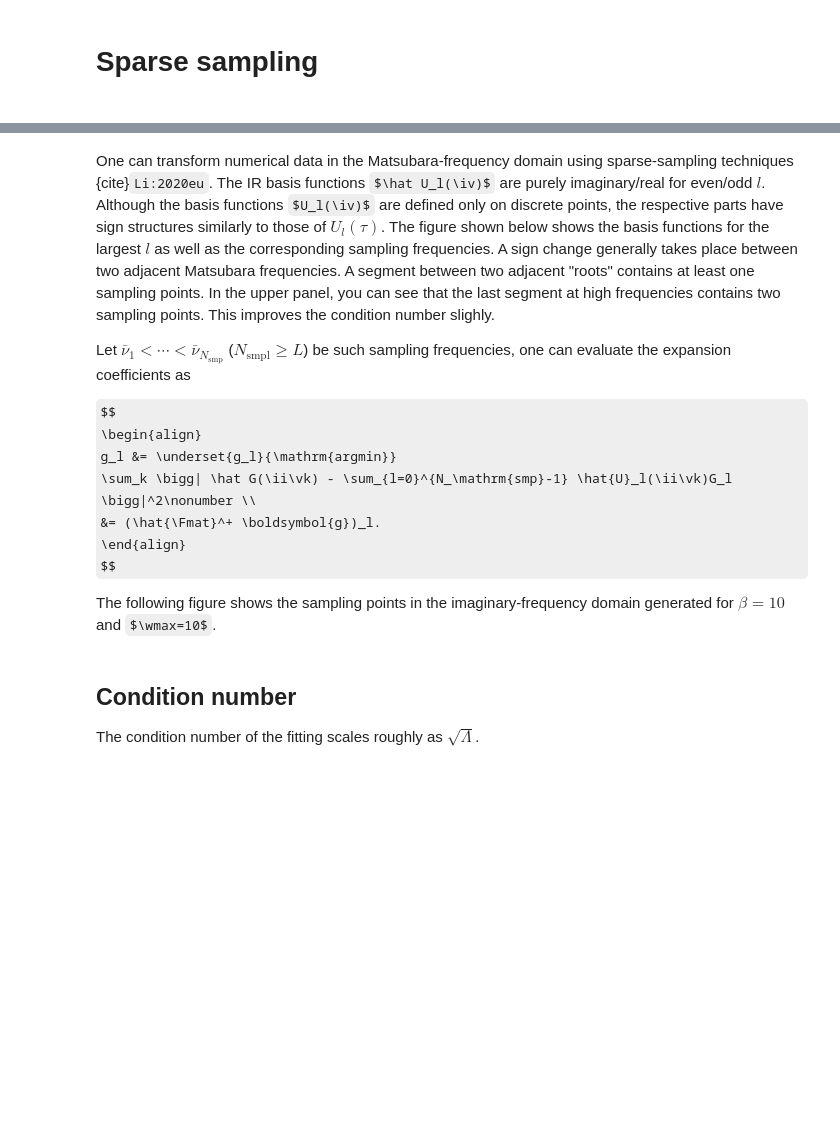
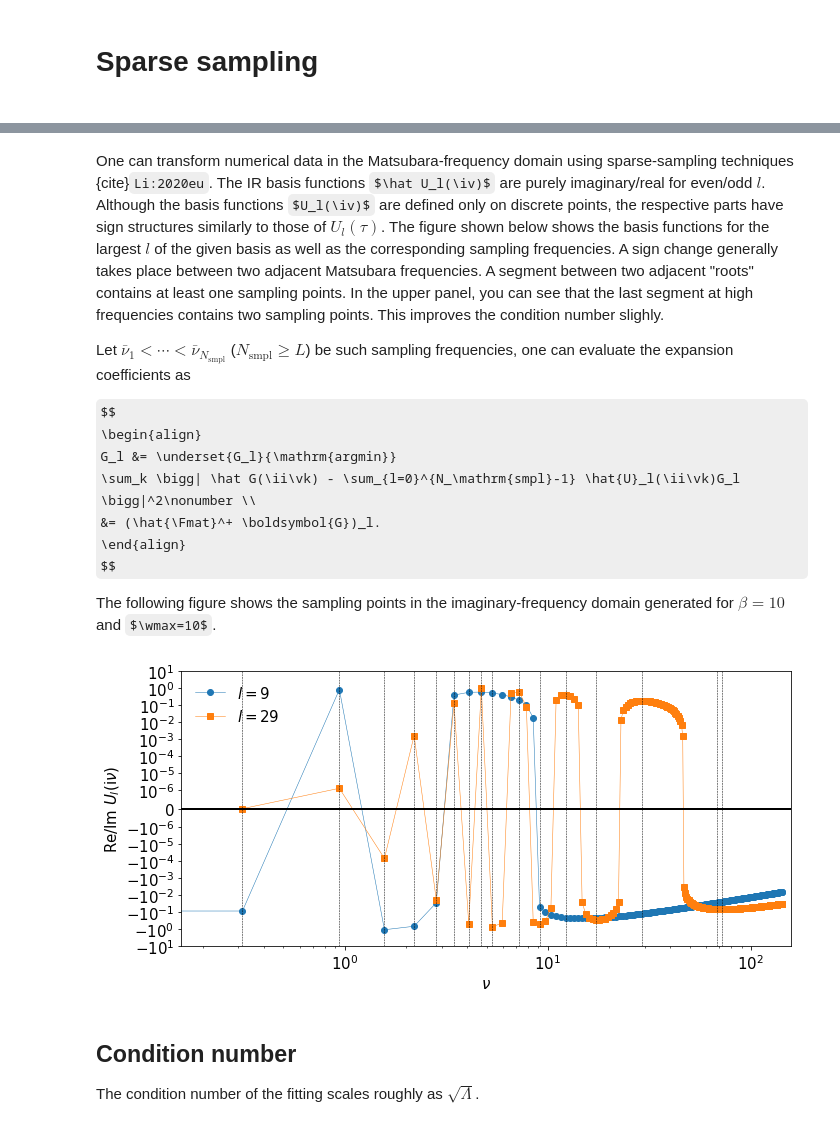
Before and after one commit to SpM-lab/sparse-ir-tutorial, a Jupyter notebook: src/sparse_sampling_py.ipynb, the cells around one changed output, grey strips where cells are left out. Drawn from its saved outputs; the diff is of its cells as text; code cells hidden in the pictures; some formulas as TeX source; blank space fills up the shorter version.

```diff
--- a/src/sparse_sampling_py.ipynb
+++ b/src/sparse_sampling_py.ipynb
@@ -63,22 +65,22 @@ One can transform numerical data in the Matsubara-frequency domain using sparse-
 The IR basis functions $\hat U_l(\iv)$ are purely imaginary/real for even/odd $l$.
 Although the basis functions $U_l(\iv)$ are defined only on discrete points,
 the respective parts have sign structures similarly to those of $U_l(\tau)$.
-The figure shown below shows the basis functions for the largest $l$
+The figure shown below shows the basis functions for the largest $l$ of the given basis
 as well as the corresponding sampling frequencies.
 A sign change generally takes place between two adjacent Matsubara frequencies.
 A segment between two adjacent "roots" contains at least one sampling points.
 In the upper panel, you can see that the last segment at high frequencies contains two sampling points.
 This improves the condition number slighly.
 
-Let $\bar{\nu}_1 < \cdots < \bar{\nu}_{N_\mathrm{smp}}$ ($N_\mathrm{smpl}\ge L$)
+Let $\bar{\nu}_1 < \cdots < \bar{\nu}_{N_\mathrm{smpl}}$ ($N_\mathrm{smpl}\ge L$)
 be such sampling frequencies,
 one can evaluate the expansion coefficients as
 
 $$
 \begin{align}
-    g_l &= \underset{g_l}{\mathrm{argmin}}
-        \sum_k \bigg| \hat G(\ii\vk) - \sum_{l=0}^{N_\mathrm{smp}-1} \hat{U}_l(\ii\vk)G_l \bigg|^2\nonumber \\
-    &= (\hat{\Fmat}^+ \boldsymbol{g})_l.
+    G_l &= \underset{G_l}{\mathrm{argmin}}
+        \sum_k \bigg| \hat G(\ii\vk) - \sum_{l=0}^{N_\mathrm{smpl}-1} \hat{U}_l(\ii\vk)G_l \bigg|^2\nonumber \\
+    &= (\hat{\Fmat}^+ \boldsymbol{G})_l.
 \end{align}
 $$
 
@@ -86,32 +88,34 @@ The following figure shows the sampling points in the imaginary-frequency domain
 # %%
 smpl_matsu = sparse_ir.MatsubaraSampling(basis)
 
 get_nonzero_part = lambda l, data: data.imag if l%2==0 else data.real
 
 fig, ax = plt.subplots(figsize=(10,5))
 
 nmax = int(2*(smpl_matsu.sampling_points.max()//2))
 nvec = 2*np.arange(-nmax,nmax)+1
 vvec = nvec * np.pi/beta
 markers = ["o", "s"]
 for idx_l, l in enumerate([9, basis.size-1]):
     ax.plot(vvec, get_nonzero_part(l, basis.uhat[l](nvec)),
         label=f"$l={l}$", ls="-", marker=markers[idx_l], ms=6, lw=0.5)
 
 for n in smpl_matsu.sampling_points:
     ax.axvline(n*np.pi/beta, ls="--", lw=0.5, color="k")
     ax.axhline(0, ls="-", lw=0.25, color="k")
 
 ax.legend(frameon=False)
 ax.set_xlabel(r"$\nu$")
-ax.set_ylabel(r"Re/Im $G(\mathrm{i}\nu)$")
+ax.set_ylabel(r"Re/Im $U_l(\mathrm{i}\nu)$")
 
 ax.set_xlim([0.5*np.pi/beta, None])
 ax.set_ylim([-10, 10])
 ax.set_xscale("log")
 ax.set_yscale("symlog", linthresh=1e-6)
 
 plt.tight_layout()
+# %% [output]
+[figure, added]
 # %% [markdown]
 ## Condition number
 The condition number of the fitting scales roughly as $\sqrt{\Lambda}$.
```
Also changed, not shown: parts of 2 cells of this notebook, 5 other files.
